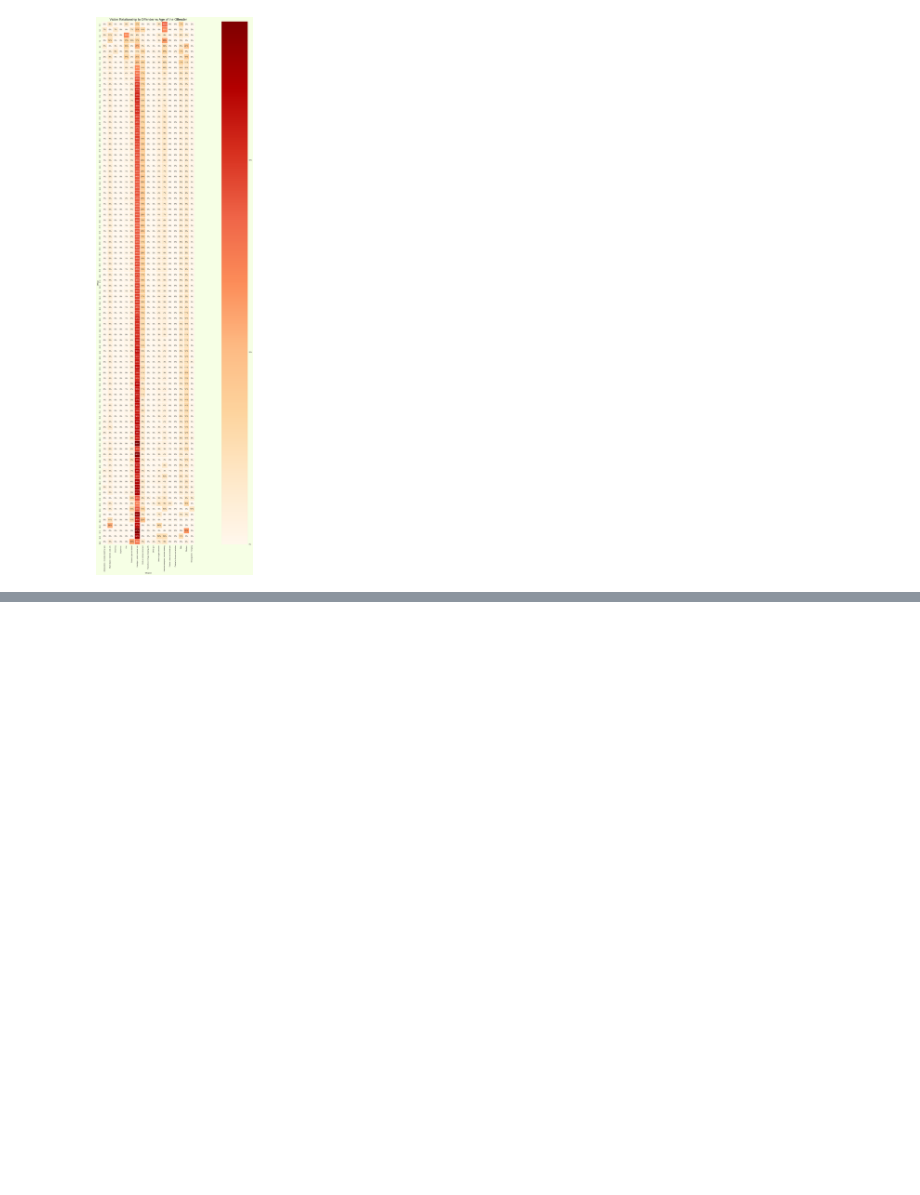
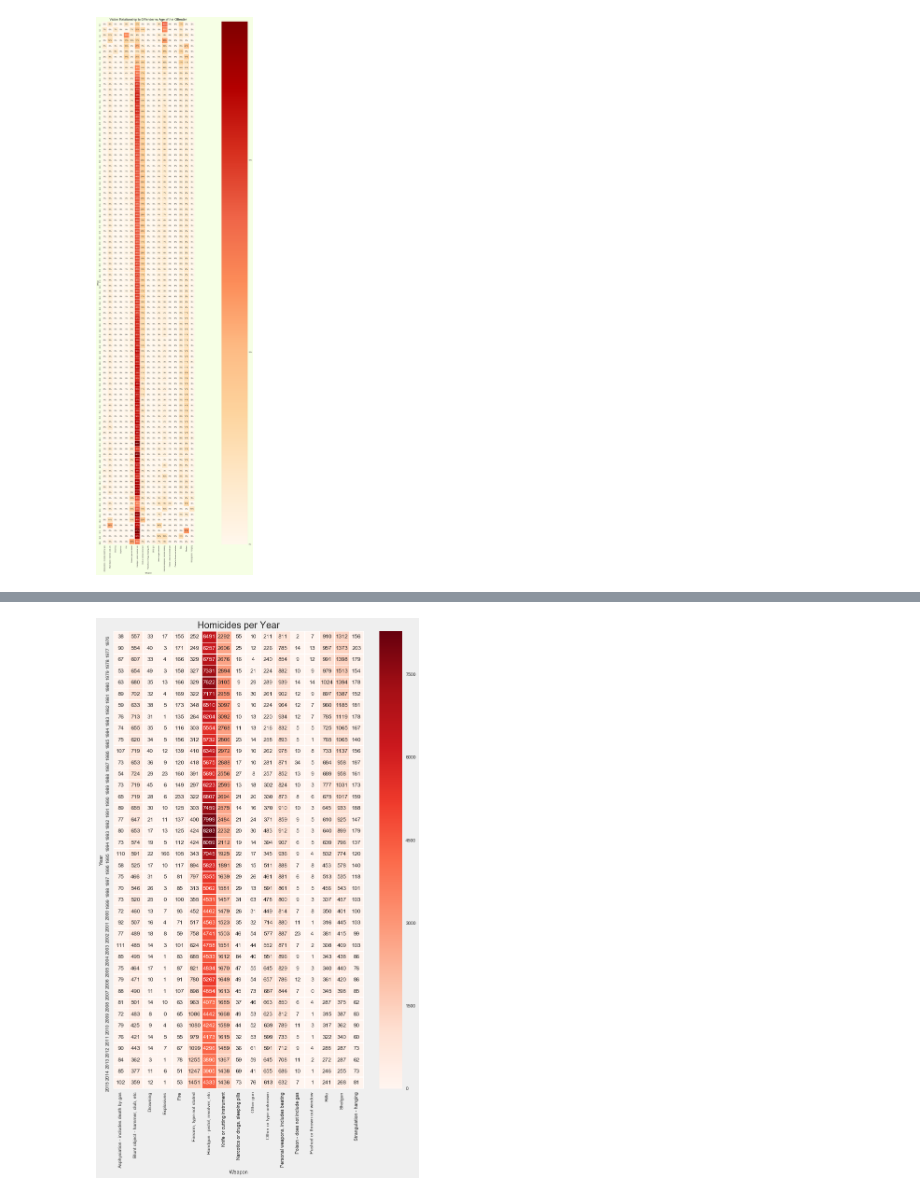
Before and after one commit to cathrinesot/studioprojects, a Jupyter notebook: code/fbi/FBI.ipynb, the cells around one changed output, grey strips where cells are left out. Drawn from its saved outputs; the diff is of its cells as text; code cells hidden in the pictures; blank space fills up the shorter version.

```diff
--- a/code/fbi/FBI.ipynb
+++ b/code/fbi/FBI.ipynb
@@ -310,0 +386,10 @@ KeyboardInterrupt:
+# %%
+plt.figure(figsize=(12,18),facecolor='#efefef')
+sns.set()
+cmap = sns.cubehelix_palette(start=0, light=1, as_cmap=True)
+ax = sns.heatmap(pd.crosstab(df.Year,df.Weapon), annot=True, fmt="d", linewidths=.5,cmap='Reds')
+ax.set_title('Homicides per Year', size='20')
+
+plt.savefig("year.pdf")
+# %% [output]
+[figure, added]
```
Also changed, not shown: parts of 26 cells of this notebook.
